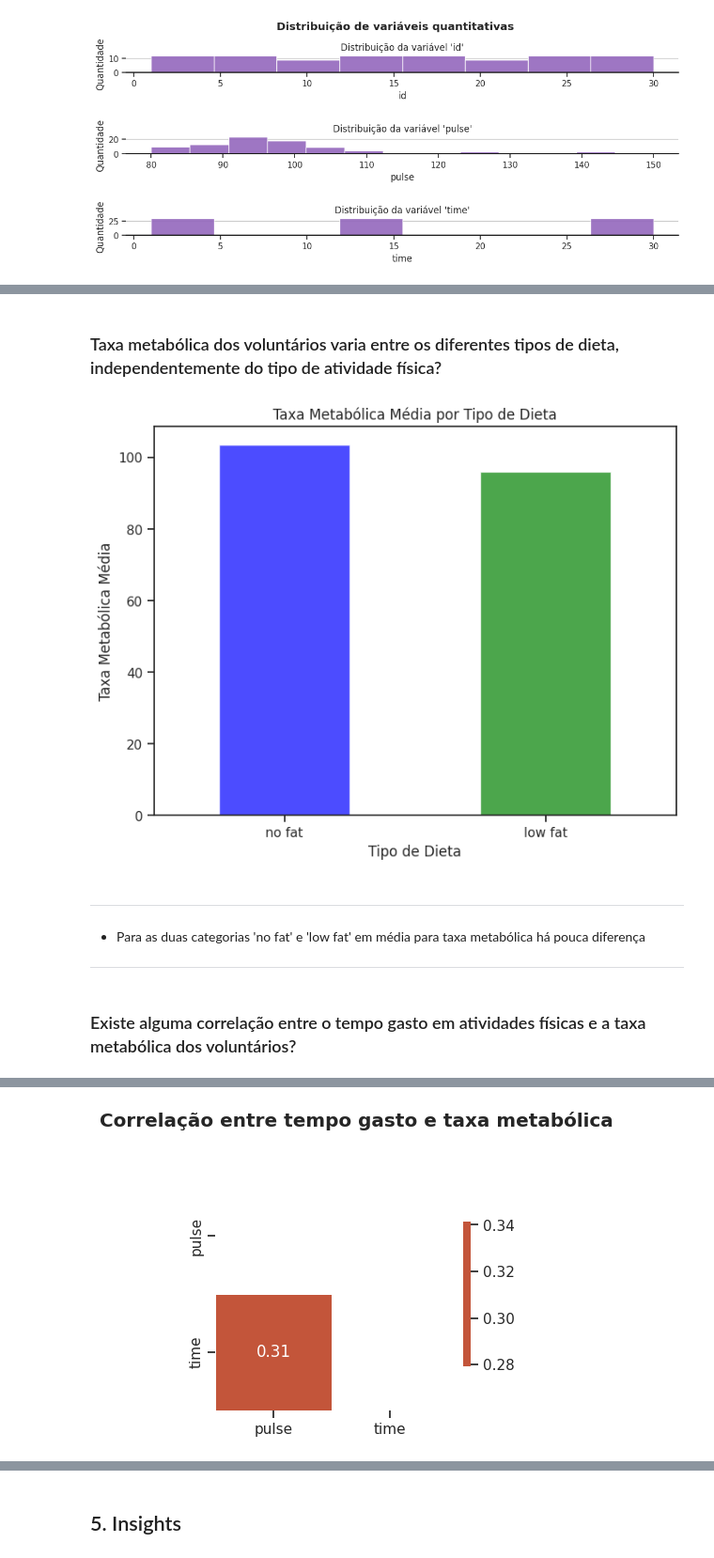
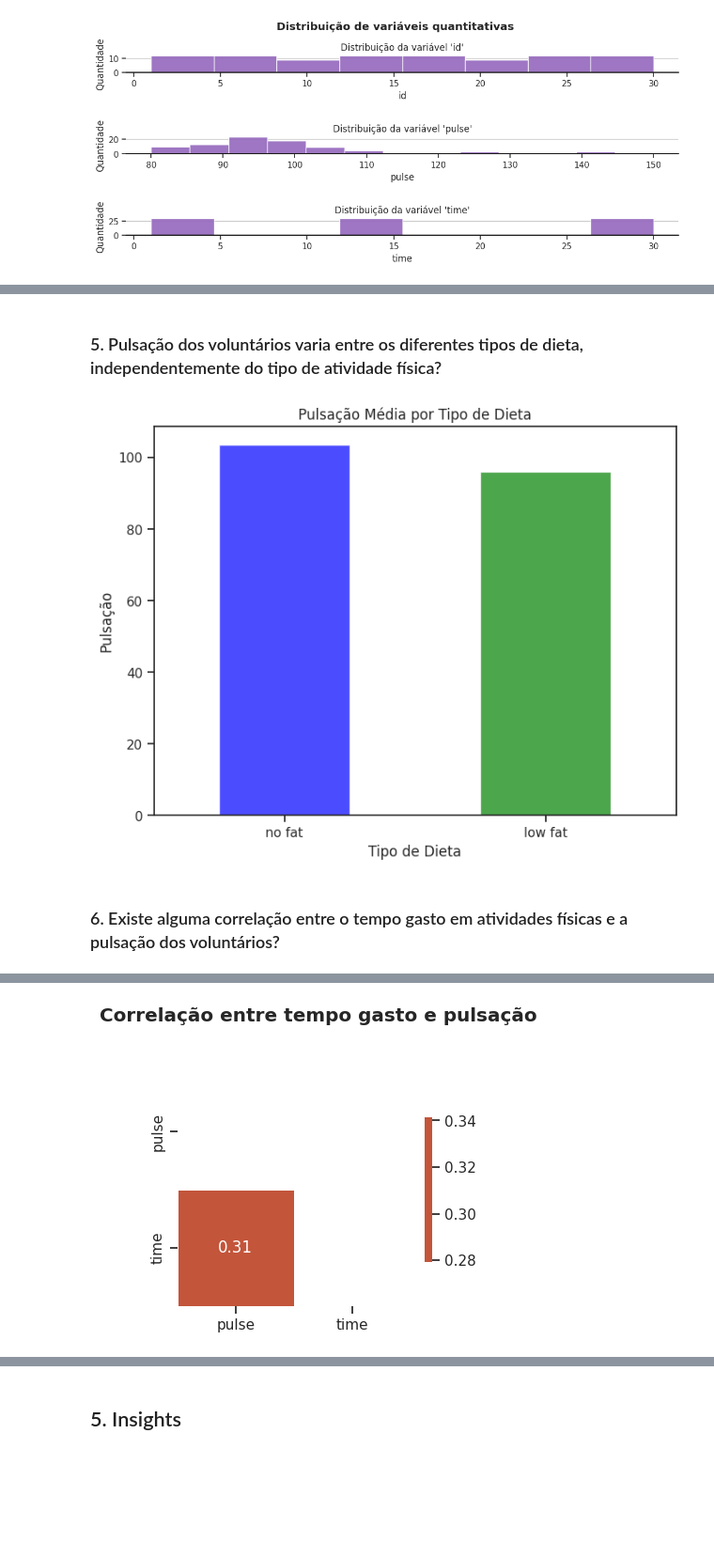
Before and after one commit to matt-balda/avanti-bootcamp-cdd, a Jupyter notebook: notebooks/activities/05-data-exploration.ipynb, the cells around one changed output, grey strips where cells are left out. Shown at 94% size. Drawn from its saved outputs; the diff is of its cells as text; code cells hidden in the pictures; blank space fills up the shorter version.

```diff
--- a/notebooks/activities/05-data-exploration.ipynb
+++ b/notebooks/activities/05-data-exploration.ipynb
@@ -285,28 +197,21 @@ sns.scatterplot(data=df, x="time", y="pulse", hue='kind')
 # %% [markdown]
-### Taxa metabólica dos voluntários varia entre os diferentes tipos de dieta, independentemente do tipo de atividade física?
+### 5. Pulsação dos voluntários varia entre os diferentes tipos de dieta, independentemente do tipo de atividade física?
 # %%
 avg_pulse_by_diet = df.groupby('diet')['pulse'].mean()
-
 plt.figure(figsize=(8, 6))
 avg_pulse_by_diet.plot(kind='bar', color=['blue', 'green'], alpha=0.7)
 
-plt.title('Taxa Metabólica Média por Tipo de Dieta')
+plt.title('Pulsação Média por Tipo de Dieta')
 plt.xlabel('Tipo de Dieta')
-plt.ylabel('Taxa Metabólica Média')
+plt.ylabel('Pulsação')
 plt.xticks(rotation=0)
 plt.show()
 # %% [output]
-[figure, old version]
+[figure, new version]
-# %% [markdown]
----
- - Para as duas categorias 'no fat' e 'low fat' em média para taxa metabólica há pouca diferença
----
 # %% [markdown]
-### Existe alguma correlação entre o tempo gasto em atividades físicas e a taxa metabólica dos voluntários?
+### 6. Existe alguma correlação entre o tempo gasto em atividades físicas e a pulsação dos voluntários?
 # %%
-df2 = df.iloc[:,1:5]
-
-corr = df2.corr()
+corr = df.iloc[:,1:5].corr()
 
 mask = np.triu(np.ones_like(corr, dtype=bool))
 
@@ -326,6 +231,6 @@ ax = sns.heatmap(
 )
 ax.grid(False)
 
-plt.suptitle(f"Correlação entre tempo gasto e taxa metabólica", fontweight='bold')
+plt.suptitle(f"Correlação entre tempo gasto e pulsação", fontweight='bold')
 plt.show()
 # %% [output]
@@ -332 +238 @@ plt.show()
-[figure, old version]
+[figure, new version]
```
Also changed, not shown: parts of 32 cells of this notebook, 11 other files.
